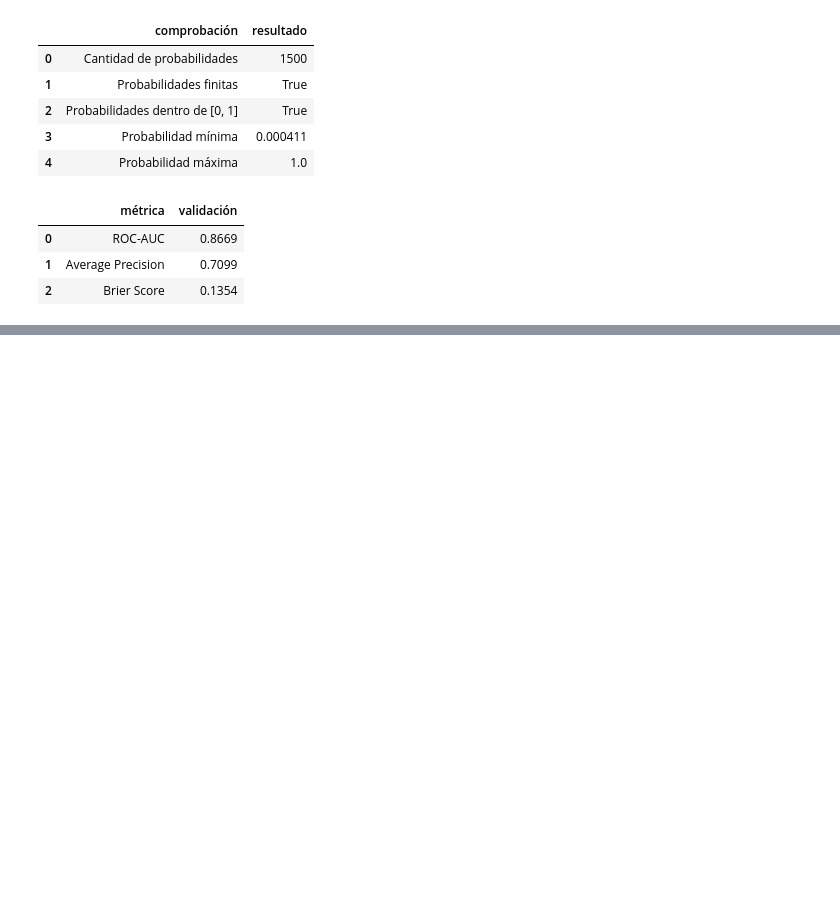
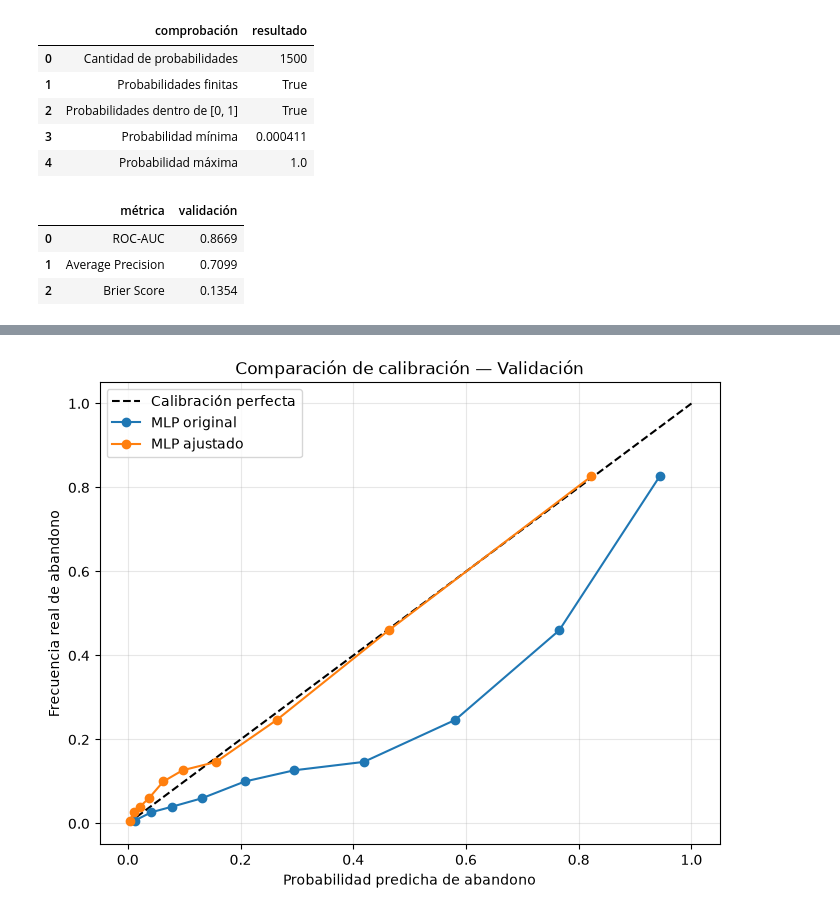
Before and after one commit to An2k24Dm/project-AI, a Jupyter notebook: notebooks/03_red_neuronal.ipynb, the cells around one changed output, grey strips where cells are left out. Saved outputs shown, nothing was run; the diff lists cells and outputs as text; code cells hidden in the pictures; blank space fills up the shorter version.

```diff
--- a/notebooks/03_red_neuronal.ipynb
+++ b/notebooks/03_red_neuronal.ipynb
@@ -440,0 +576,37 @@ display(validation_metrics.round(4))
+# %%
+from sklearn.calibration import calibration_curve
+
+plt.figure(figsize=(8, 6))
+
+plt.plot(
+    [0, 1], [0, 1],
+    "k--",
+    label="Calibración perfecta"
+)
+
+for probabilidades, nombre in [
+    (validation_probabilities, "MLP original"),
+    (validation_probabilities_adjusted, "MLP ajustado")
+]:
+    prob_real, prob_pred = calibration_curve(
+        y_val_array,
+        probabilidades,
+        n_bins=10,
+        strategy="quantile"
+    )
+
+    plt.plot(
+        prob_pred,
+        prob_real,
+        marker="o",
+        label=nombre
+    )
+
+plt.xlabel("Probabilidad predicha de abandono")
+plt.ylabel("Frecuencia real de abandono")
+plt.title("Comparación de calibración — Validación")
+plt.legend()
+plt.grid(alpha=0.3)
+plt.show()
+# %% [output]
+[figure, added]
```
Also changed, not shown: parts of 16 cells of this notebook, 20 other files.
